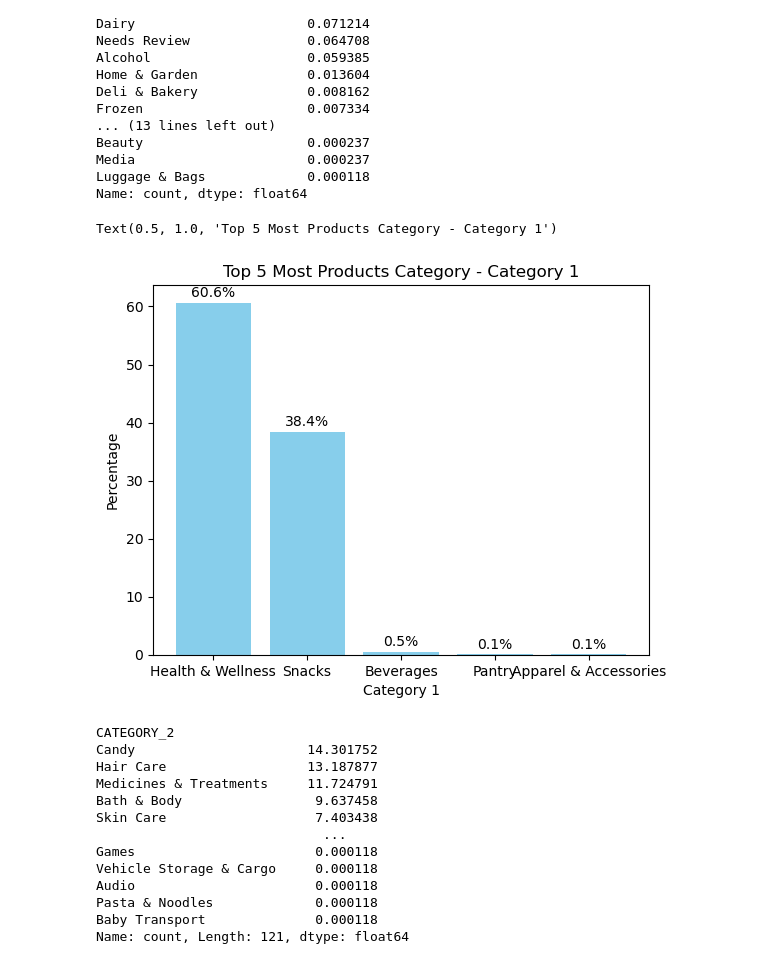
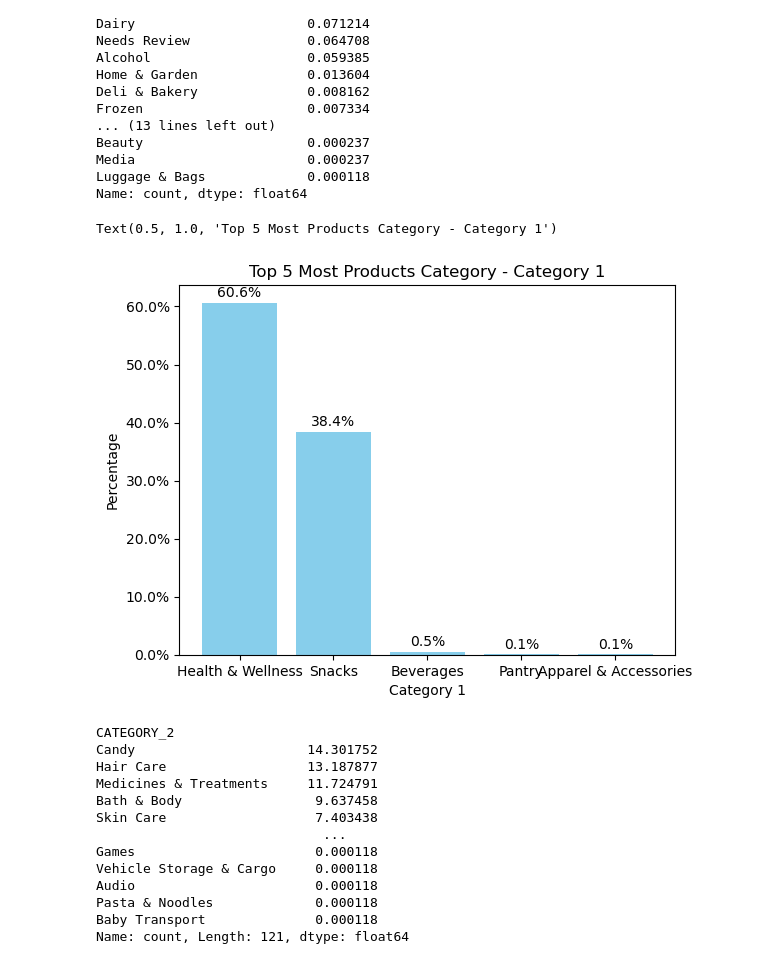
Before and after one commit to yufei954/Fetch-Take-Home-Test, a Jupyter notebook: Data Quality Issue - Product.ipynb, the cells around one changed output. Drawn from its saved outputs; the diff is of its cells as text; code cells hidden in the pictures.

```diff
--- a/Data Quality Issue - Product.ipynb
+++ b/Data Quality Issue - Product.ipynb
@@ -130,17 +131,21 @@ category1_pct.columns=['Percentage']
 # %%
 # Data Visualization to show top 5 categories
 top5_category1=category1_pct.nlargest(5,'Percentage') # Get top 5 categories
 plt.bar(top5_category1.index, top5_category1['Percentage'], color='skyblue') # Bar chart
 
 for index, value in enumerate(top5_category1['Percentage']):
     plt.text(index, value + 1, f"{top5_category1['Percentage'][index]:.1f}%", ha='center')
 
+def to_percent(y, _):
+    return f'{y:.1f}%'
+plt.gca().yaxis.set_major_formatter(FuncFormatter(to_percent))
+
 plt.xlabel('Category 1')
 plt.ylabel('Percentage')
 plt.title('Top 5 Most Products Category - Category 1')
 # %% [output]
 Text(0.5, 1.0, 'Top 5 Most Products Category - Category 1')
-[figure, old version]
+[figure, new version]
 # %%
 category2_pct=product_nodup['CATEGORY_2'].value_counts()/len(product_nodup)*100
 category2_pct
```
Also changed, not shown: parts of 2 cells of this notebook, 2 other files.
